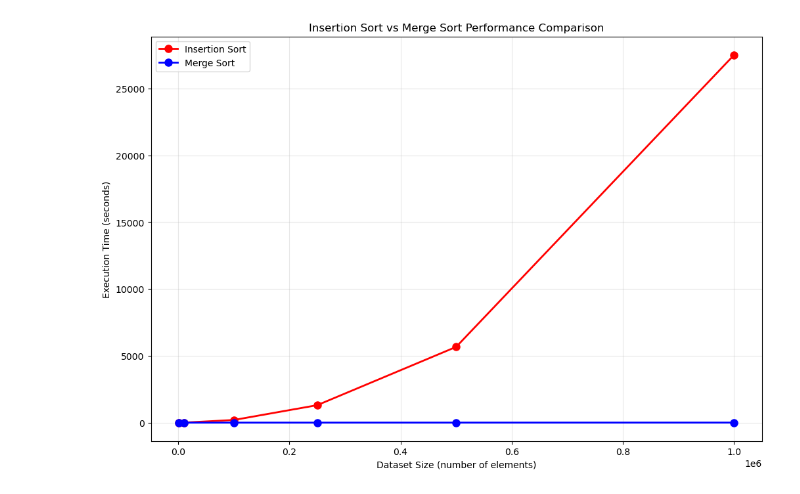
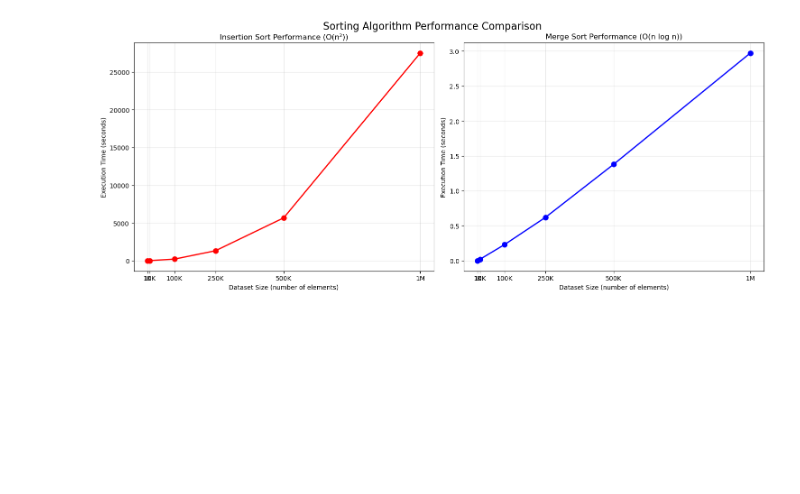
Before and after one commit to dkim2448/algorithms-hw2, a Jupyter notebook: graphtest.ipynb, the cells around one changed output. Saved outputs shown, nothing was run; the diff lists cells and outputs as text; code cells hidden in the pictures; blank space fills up the shorter version.

```diff
--- a/graphtest.ipynb
+++ b/graphtest.ipynb
@@ -1,23 +1,56 @@
 # %%
+# import matplotlib.pyplot as plt
+
+# # Extract the data from your results
+# dataset_sizes = [1000, 10000, 100000, 250000, 500000, 1000000]
+
+# # Execution times
+# insertion_times = [0.016, 1.72, 198.96, 1306.05, 5666.80, 27513.09]
+# merge_times = [0.001, 0.02, 0.23, 0.62, 1.38, 2.97]
+
+# # Create the graph
+# plt.figure(figsize=(12, 8))
+# plt.plot(dataset_sizes, insertion_times, 'ro-', label='Insertion Sort', linewidth=2, markersize=8)
+# plt.plot(dataset_sizes, merge_times, 'bo-', label='Merge Sort', linewidth=2, markersize=8)
+
+# plt.xlabel('Dataset Size (number of elements)')
+# plt.ylabel('Execution Time (seconds)')
+# plt.title('Insertion Sort vs Merge Sort Performance Comparison')
+# plt.legend()
+# plt.grid(True, alpha=0.3)
+# plt.show()
+
 import matplotlib.pyplot as plt
 
-# Extract the data from your results
+# Your data from the overnight run
 dataset_sizes = [1000, 10000, 100000, 250000, 500000, 1000000]
-
-# Execution times
 insertion_times = [0.016, 1.72, 198.96, 1306.05, 5666.80, 27513.09]
 merge_times = [0.001, 0.02, 0.23, 0.62, 1.38, 2.97]
 
-# Create the graph
-plt.figure(figsize=(12, 8))
-plt.plot(dataset_sizes, insertion_times, 'ro-', label='Insertion Sort', linewidth=2, markersize=8)
-plt.plot(dataset_sizes, merge_times, 'bo-', label='Merge Sort', linewidth=2, markersize=8)
+# Create two separate subplots for clear visualization
+fig, (ax1, ax2) = plt.subplots(1, 2, figsize=(15, 6))
 
-plt.xlabel('Dataset Size (number of elements)')
-plt.ylabel('Execution Time (seconds)')
-plt.title('Insertion Sort vs Merge Sort Performance Comparison')
-plt.legend()
-plt.grid(True, alpha=0.3)
+# Insertion Sort graph
+ax1.plot(dataset_sizes, insertion_times, 'ro-', linewidth=2, markersize=8)
+ax1.set_xlabel('Dataset Size (number of elements)')
+ax1.set_ylabel('Execution Time (seconds)')
+ax1.set_title('Insertion Sort Performance (O(n²))')
+ax1.grid(True, alpha=0.3)
+ax1.set_xticks(dataset_sizes)
+ax1.set_xticklabels(['1K', '10K', '100K', '250K', '500K', '1M'])
+
+# Merge Sort graph
+ax2.plot(dataset_sizes, merge_times, 'bo-', linewidth=2, markersize=8)
+ax2.set_xlabel('Dataset Size (number of elements)')
+ax2.set_ylabel('Execution Time (seconds)')
+ax2.set_title('Merge Sort Performance (O(n log n))')
+ax2.grid(True, alpha=0.3)
+ax2.set_xticks(dataset_sizes)
+ax2.set_xticklabels(['1K', '10K', '100K', '250K', '500K', '1M'])
+
+# Adjust layout and display
+plt.tight_layout()
+plt.suptitle('Sorting Algorithm Performance Comparison', fontsize=16, y=1.02)
 plt.show()
 # %% [output]
-[figure, old version]
+[figure, new version]
```
Also changed, not shown: 5 other files.
